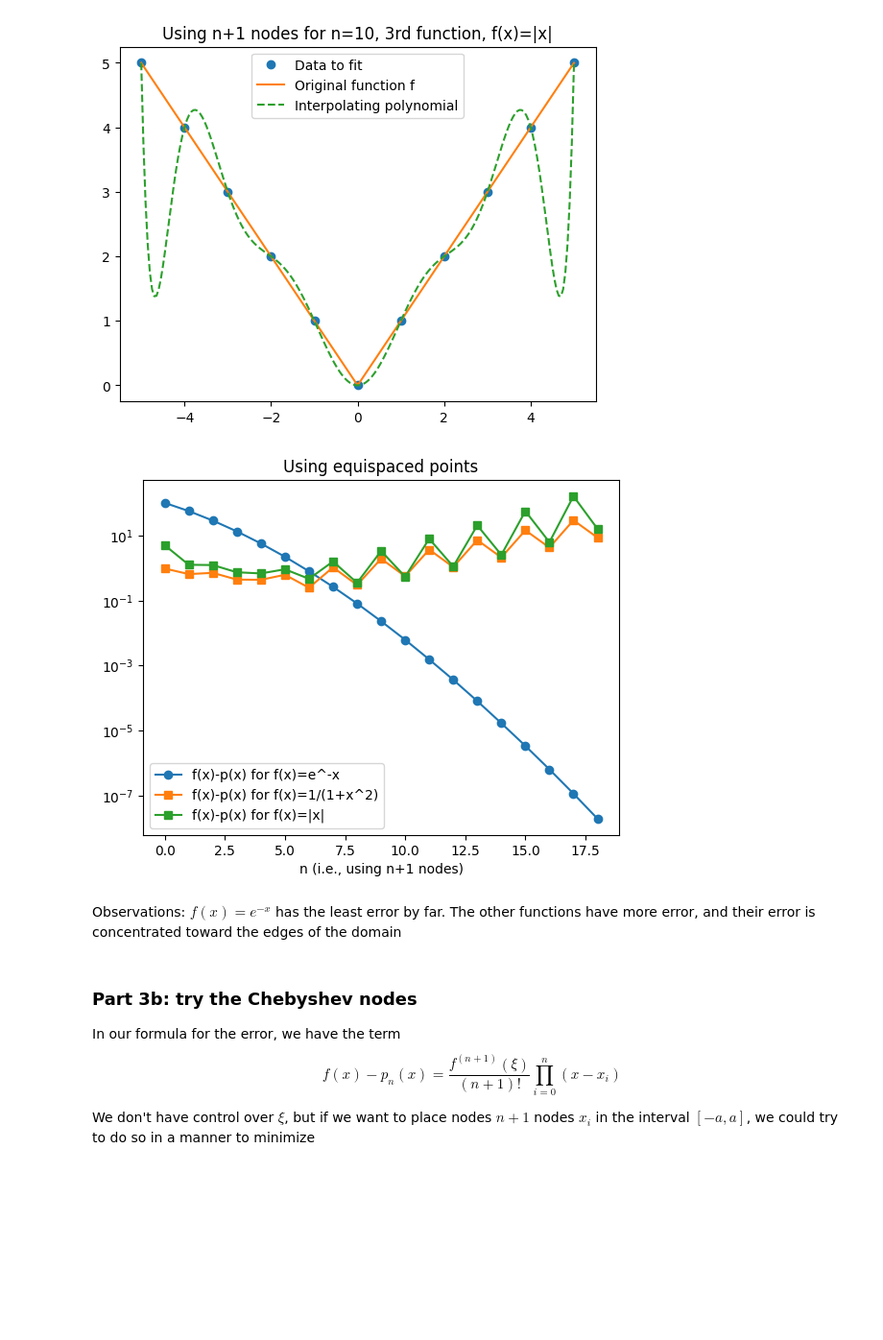
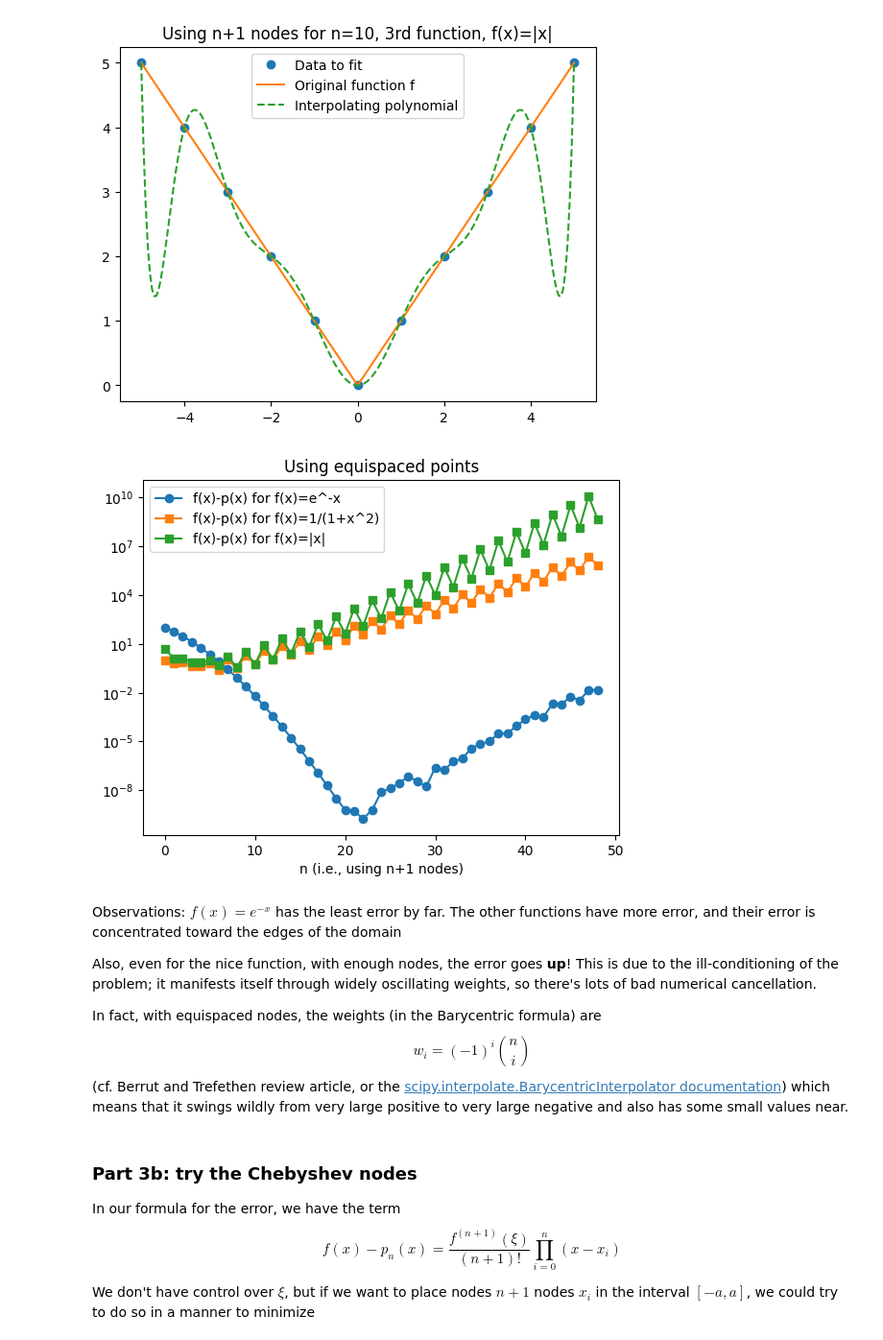
Before and after one commit to MaxwellShedd/appm-4600-numerics, a Jupyter notebook: Labs/Lab08_interpolation_solutions.ipynb, the cells around one changed output. Shown at 96% size. Saved outputs shown, nothing was run; the diff lists cells and outputs as text; code cells hidden in the pictures; blank space fills up the shorter version.

```diff
--- a/Labs/Lab08_interpolation_solutions.ipynb
+++ b/Labs/Lab08_interpolation_solutions.ipynb
@@ -198,7 +199,8 @@ a, b = -5, 5
 xGrid = np.linspace(a,b,200)
 
 err1, err2, err3 = [], [], []
-for n in range(1,20):
+nMax = 50 # or 20
+for n in range(1,nMax):
 
     xData = np.linspace(a,b,n+1)
     f1 = lambda x : np.exp(-x)
@@ -240,17 +242,23 @@ for n in range(1,20):
 [figure]
 # %%
 # Plot how the errors go down
-plt.semilogy( range(19), err1,'o-', label='f(x)-p(x) for f(x)=e^-x' )
-plt.semilogy( range(19), err2,'s-', label='f(x)-p(x) for f(x)=1/(1+x^2)' )
-plt.semilogy( range(19), err3,'s-', label='f(x)-p(x) for f(x)=|x|' )
+plt.semilogy( range(nMax-1), err1,'o-', label='f(x)-p(x) for f(x)=e^-x' )
+plt.semilogy( range(nMax-1), err2,'s-', label='f(x)-p(x) for f(x)=1/(1+x^2)' )
+plt.semilogy( range(nMax-1), err3,'s-', label='f(x)-p(x) for f(x)=|x|' )
 plt.legend()
 plt.xlabel('n (i.e., using n+1 nodes)')
 plt.title('Using equispaced points')
 plt.show()
 # %% [output]
-[figure, old version]
+[figure, new version]
-# %% [markdown]
-Observations: $f(x)=e^{-x}$ has the least error by far. The other functions have more error, and their error is concentrated toward the edges of the domain
+# %% [markdown]
+Observations: $f(x)=e^{-x}$ has the least error by far. The other functions have more error, and their error is concentrated toward the edges of the domain
+
+Also, even for the nice function, with enough nodes, the error goes **up**! This is due to the ill-conditioning of the problem; it manifests itself through widely oscillating weights, so there's lots of bad numerical cancellation.
+
+In fact, with equispaced nodes, the weights (in the Barycentric formula) are
+$$w_i = (-1)^i {n \choose i}$$
+(cf. Berrut and Trefethen review article, or the [scipy.interpolate.BarycentricInterpolator documentation](https://docs.scipy.org/doc/scipy/reference/generated/scipy.interpolate.BarycentricInterpolator.html#scipy.interpolate.BarycentricInterpolator)) which means that it swings wildly from very large positive to very large negative and also has some small values near.
 # %% [markdown]
 ### Part 3b: try the Chebyshev nodes
 In our formula for the error, we have the term
```
Also changed, not shown: parts of 3 cells of this notebook.
